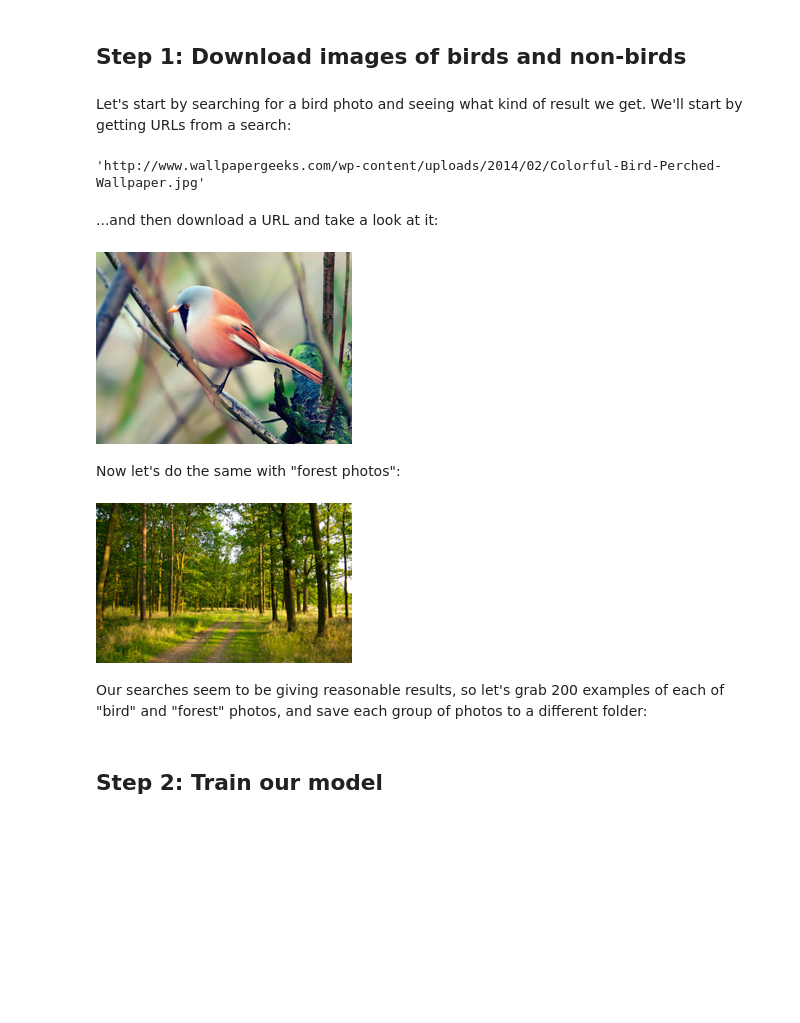
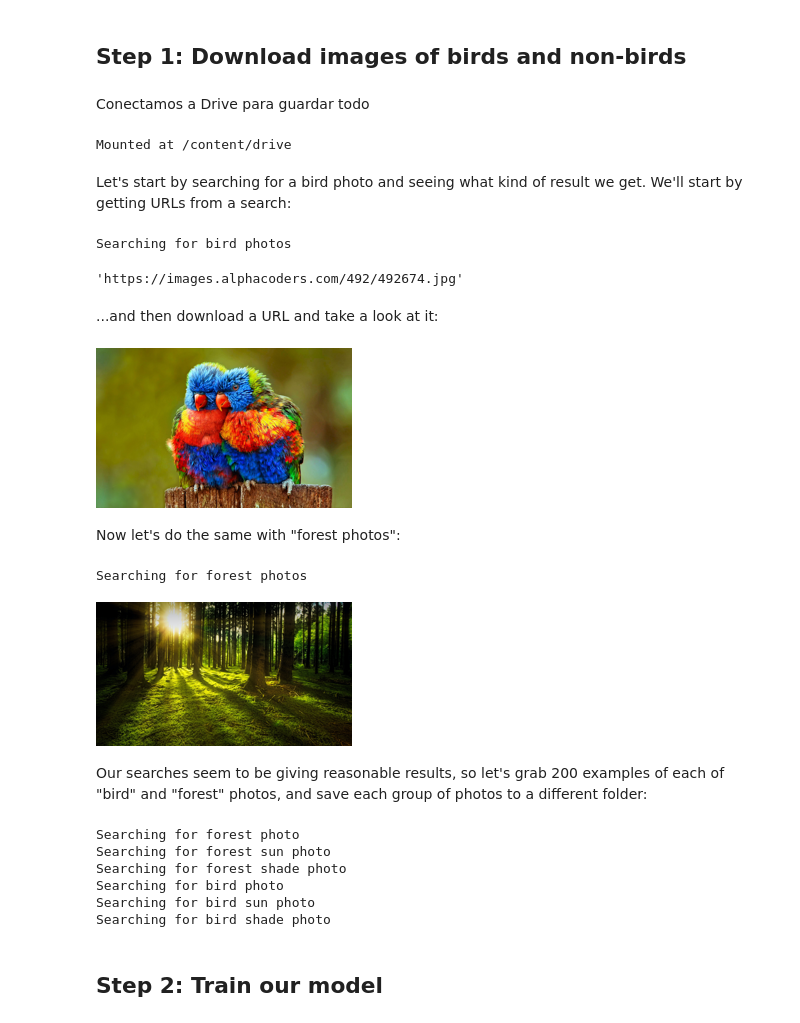
Before and after one commit to GdGato/course22, a Jupyter notebook: 00-is-it-a-bird-creating-a-model-from-your-own-data.ipynb, the cells around one changed output. Saved outputs shown, nothing was run; the diff lists cells and outputs as text; code cells hidden in the pictures; blank space fills up the shorter version.

```diff
--- a/00-is-it-a-bird-creating-a-model-from-your-own-data.ipynb
+++ b/00-is-it-a-bird-creating-a-model-from-your-own-data.ipynb
@@ -38,41 +38,52 @@ The basic steps we'll take are:
 # Skip this cell if you already have duckduckgo_search installed
 !pip install -Uqq duckduckgo_search
 # %%
-from duckduckgo_search import ddg_images
-from fastcore.all import *
+from duckduckgo_search import DDGS
+from fastcore.foundation import L
 
-def search_images(term, max_images=200): return L(ddg_images(term, max_results=max_images)).itemgot('image')
+def search_images(keywords, max_images = 30):
+    print(f"Searching for {keywords}")
+    return L(DDGS().images(keywords,max_results=max_images)).itemgot('image')
+# %% [markdown]
+Conectamos a Drive para guardar todo
+# %%
+from google.colab import drive
+drive.mount('/content/drive')
+# %% [output]
+Mounted at /content/drive
 # %% [markdown]
 Let's start by searching for a bird photo and seeing what kind of result we get. We'll start by getting URLs from a search:
 # %%
 urls = search_images('bird photos', max_images=1)
 urls[0]
 # %% [output]
-'http://www.wallpapergeeks.com/wp-content/uploads/2014/02/Colorful-Bird-Perched-Wallpaper.jpg'
+Searching for bird photos
+'https://images.alphacoders.com/492/492674.jpg'
 # %% [markdown]
 ...and then download a URL and take a look at it:
 # %%
 from fastdownload import download_url
-dest = 'bird.jpg'
+dest = '/content/drive/MyDrive/Curso22/bird.jpg'
 download_url(urls[0], dest, show_progress=False)
 
 from fastai.vision.all import *
 im = Image.open(dest)
 im.to_thumb(256,256)
 # %% [output]
-[figure, old version]
+[figure, new version]
 # %% [markdown]
 Now let's do the same with "forest photos":
 # %%
-download_url(search_images('forest photos', max_images=1)[0], 'forest.jpg', show_progress=False)
-Image.open('forest.jpg').to_thumb(256,256)
+download_url(search_images('forest photos', max_images=1)[0], '/content/drive/MyDrive/Curso22/forest.jpg', show_progress=False)
+Image.open('/content/drive/MyDrive/Curso22/forest.jpg').to_thumb(256,256)
 # %% [output]
+Searching for forest photos
-[figure, old version]
+[figure, new version]
 # %% [markdown]
 Our searches seem to be giving reasonable results, so let's grab 200 examples of each of "bird" and "forest" photos, and save each group of photos to a different folder:
 # %%
 searches = 'forest','bird'
-path = Path('bird_or_not')
+path = Path('/content/drive/MyDrive/Curso22/bird_or_not')
 from time import sleep
 
 for o in searches:
@@ -85,6 +96,13 @@ for o in searches:
     download_images(dest, urls=search_images(f'{o} shade photo'))
     sleep(10)
     resize_images(path/o, max_size=400, dest=path/o)
+# %% [output]
+Searching for forest photo
+Searching for forest sun photo
+Searching for forest shade photo
+Searching for bird photo
+Searching for bird sun photo
+Searching for bird shade photo
 # %% [markdown]
 ## Step 2: Train our model
 # %% [markdown]
```
Also changed, not shown: parts of 3 cells of this notebook.
